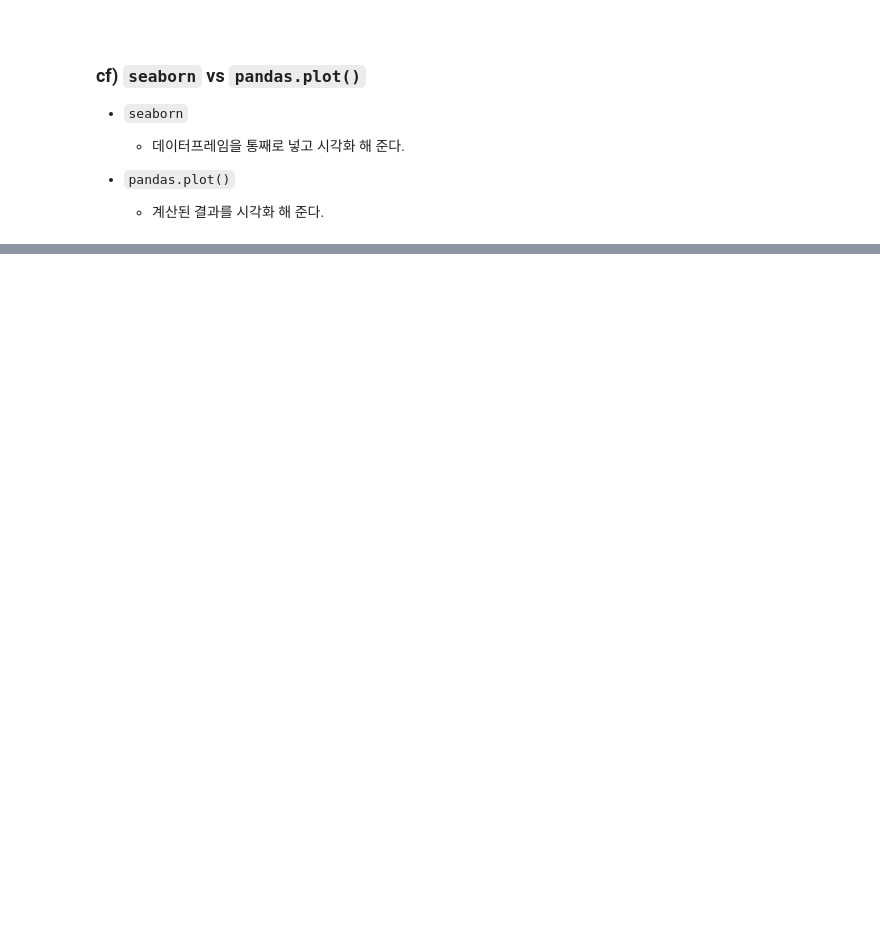
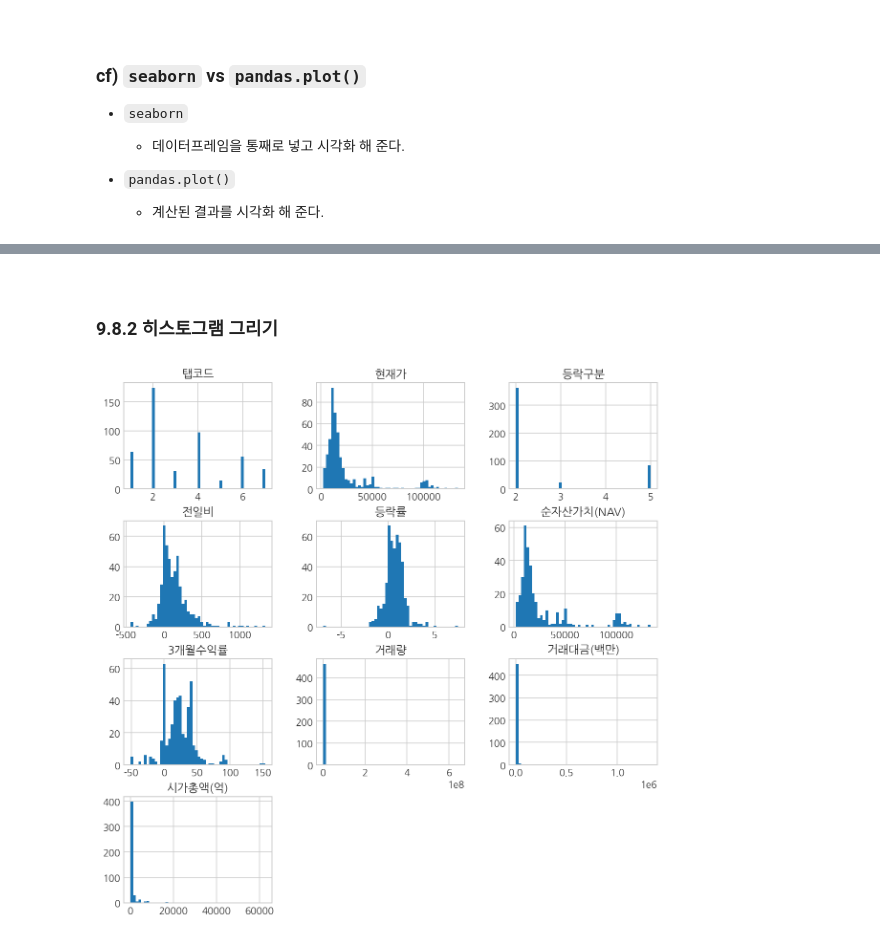
Before and after one commit to zgotter/financial-data-analysis-with-python, a Jupyter notebook: 09_ETF-data-analysis-and-visualization.ipynb, the cells around one changed output, grey strips where cells are left out. Drawn from its saved outputs; the diff is of its cells as text; code cells hidden in the pictures; blank space fills up the shorter version.

```diff
--- a/09_ETF-data-analysis-and-visualization.ipynb
+++ b/09_ETF-data-analysis-and-visualization.ipynb
@@ -645,0 +653,3 @@ pd.crosstab(df['레버리지'], df['브랜드'], normalize=True) * 100
+# %%
+desc = df.describe()
+desc
@@ -645,0 +672,3 @@ pd.crosstab(df['레버리지'], df['브랜드'], normalize=True) * 100
+# %%
+num_cols = desc.columns.tolist()
+num_cols
@@ -645,0 +686,8 @@ pd.crosstab(df['레버리지'], df['브랜드'], normalize=True) * 100
+# %% [markdown]
+<br>
+
+### 9.8.2 히스토그램 그리기
+# %%
+h = df[num_cols].hist(figsize=(10,10), bins=50)
+# %% [output]
+[figure, added]
```
Also changed, not shown: parts of 38 cells of this notebook, 2 other files.
